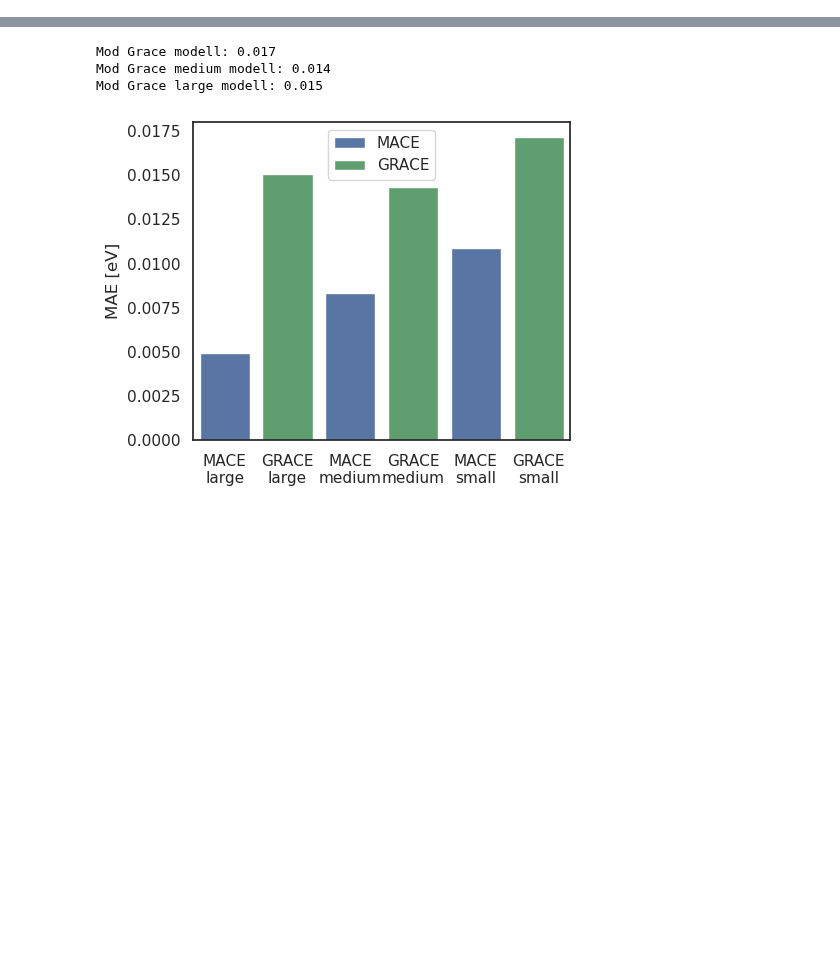
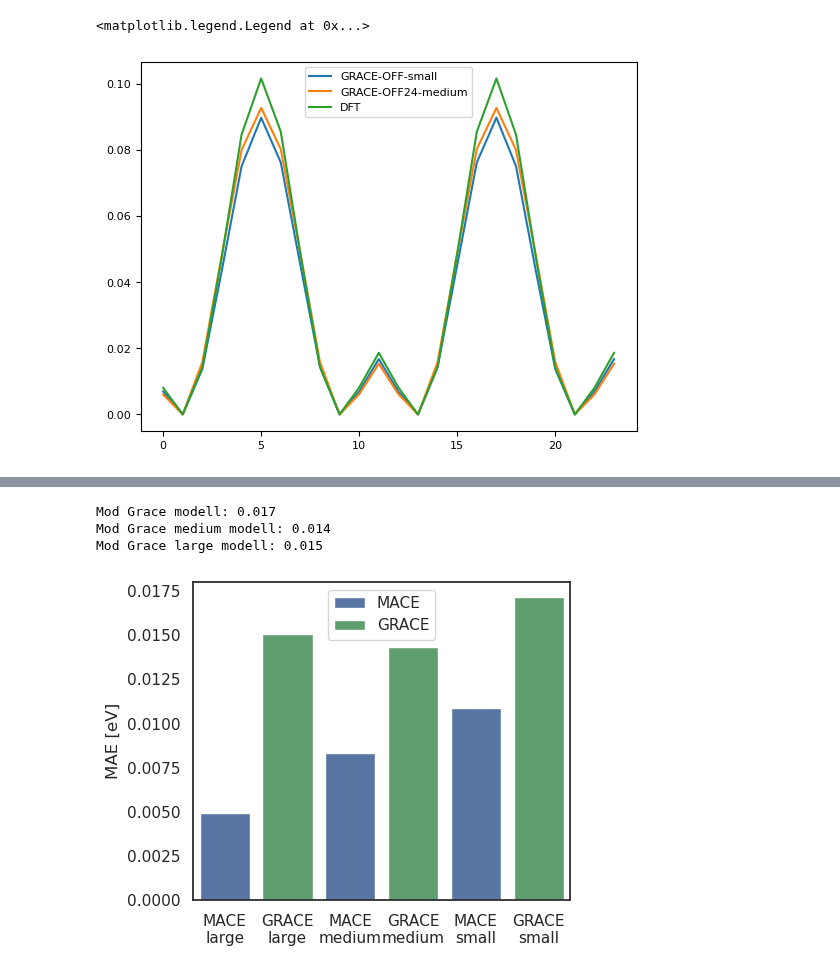
Before and after one commit to heid-lab/grace-off, a Jupyter notebook: analysis/torsions.ipynb, the cells around one changed output, grey strips where cells are left out. Drawn from its saved outputs; the diff is of its cells as text; code cells hidden in the pictures; blank space fills up the shorter version.

```diff
--- a/analysis/torsions.ipynb
+++ b/analysis/torsions.ipynb
@@ -44,3 +43,37 @@ data_biaryl = h5py.File("../data/Biaryl-SPICE.hdf5", "r")
 # For energies and forces
 structures = read("../data/b_off_2.0_all_energies.xyz", ":")
 ref_structures = read("../data/b_off_2.0_all_energies.xyz", ":")
+# %%
+calc_grace_small = TPCalculator(
+    model="../models/2l/b_off_small/seed/1/saved_model/"
+)
+calc_grace_medium = TPCalculator(
+    model="../models/2l/b_off_medium/seed/1/saved_model/"
+)
+# %%
+smiles = list(data_tnet.keys())[2]
+# %%
+Z = data_tnet[smiles]["atomic_numbers"][:]
+symbols = [chemical_symbols[int(z)] for z in Z]
+# %%
+torsion_energies_small = []
+torsion_energies_medium = []
+
+for i, conf in enumerate(data_tnet[smiles]["conformations"]):
+    pos = data_tnet[smiles]["conformations"][i][:] * units.Bohr
+    mol = Atoms(symbols=symbols, positions=pos)
+    mol.calc = calc_grace_small
+    energy = mol.get_potential_energy()
+    torsion_energies_small.append(energy)
+
+    mol.calc = calc_grace_medium
+    energy = mol.get_potential_energy()
+    torsion_energies_medium.append(energy)
+# %%
+plt.plot(np.asarray(torsion_energies_small) - min(np.asarray(torsion_energies_small)), label="GRACE-OFF-small")
+plt.plot(np.asarray(torsion_energies_medium) - min(np.asarray(torsion_energies_medium)), label="GRACE-OFF24-medium")
+plt.plot(data_tnet[smiles]["dft total energy"][:]* 27.211386245988 - min(data_tnet[smiles]["dft total energy"][:]* 27.211386245988), label="DFT")
+plt.legend()
+# %% [output]
+<matplotlib.legend.Legend at 0x...>
+[figure, added]
```
Also changed, not shown: parts of 3 cells of this notebook, 1 other file.
